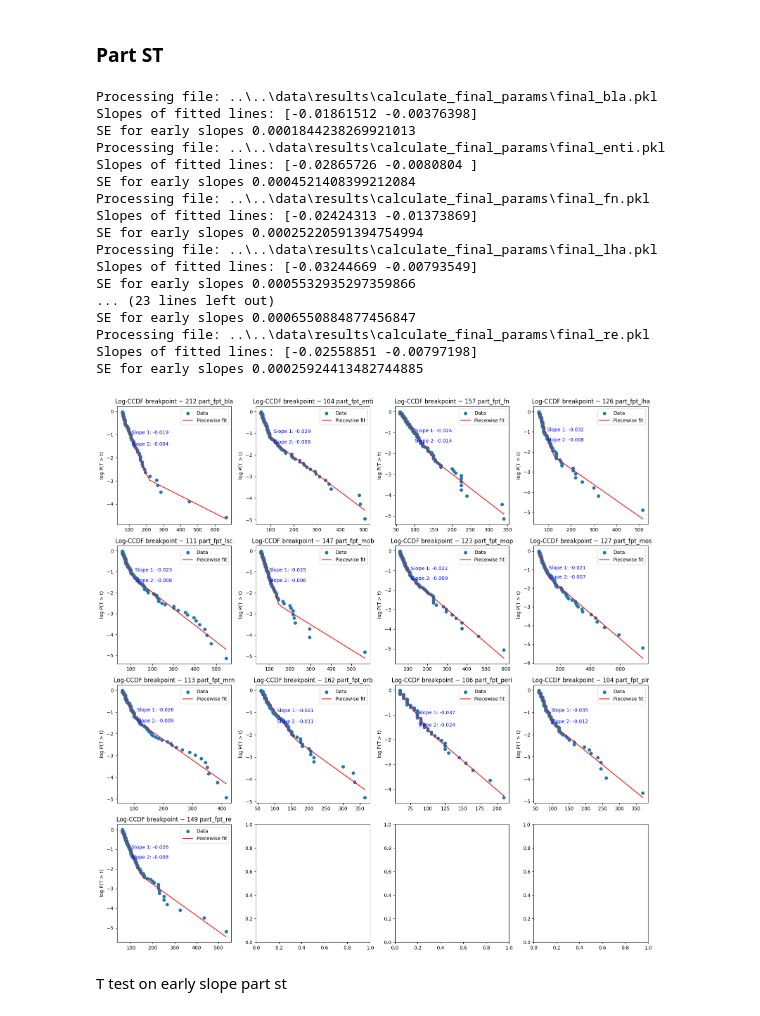
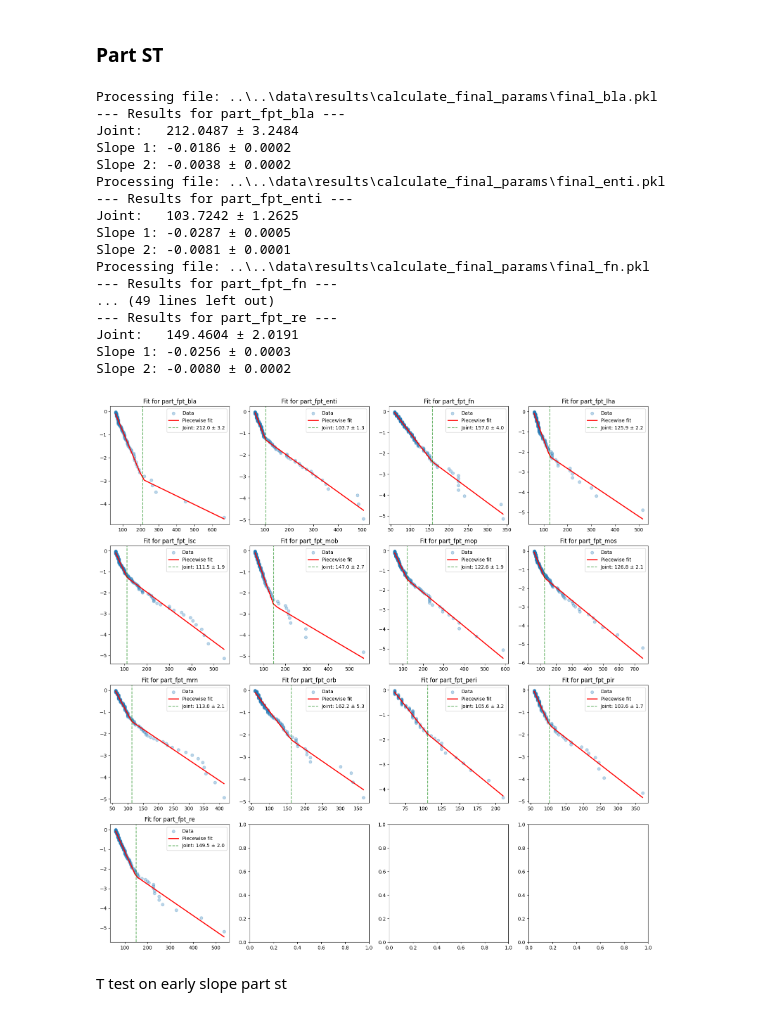
Before and after one commit to csndl-iitd/srg-tes-epilepsy-models, a Jupyter notebook: analysis/notebooks/Analyse Fit Fpt St Error.ipynb, the cells around one changed output. Saved outputs shown, nothing was run; the diff lists cells and outputs as text; code cells hidden in the pictures.

```diff
--- a/analysis/notebooks/Analyse Fit Fpt St Error.ipynb
+++ b/analysis/notebooks/Analyse Fit Fpt St Error.ipynb
@@ -231,0 +313,11 @@ nw
+# %%
+jnw=[]
+for s,se,label in zip(list(dict_joint.values()),list(dict_joint_se.values()),dict_joint.keys()):
+    t, p = compare_slopes(dict_joint['fn'], dict_joint_se['fn'],s,se)
+    print(f"T-statistic: {t:.4f}, P-value: {p:.4f}")
+
+    # if p<0.05, then nw is significant
+    if p<0.05:
+        jnw.append(label)
+    else:
+        pass
@@ -268,7 +372,7 @@ axes = axes.flatten()
 dict_exp1 = {}
 dict_exp2 = {}
 dict_joint = {}
-dict_slp1_vals={}
+dict_joint_se={}
 # store standar error of early slopes
 dict_slp1_se={}
 
@@ -284,11 +388,11 @@ for ax, file in zip(axes, files):
     nw = file.split('_')[-1].split('.')[-2]
 
     # directly assign into dicts
-    dict_exp1[nw] = p['exp'][0]
-    dict_exp2[nw] = p['exp'][1]
+    dict_exp1[nw] = p['slopes'][0]
+    dict_exp2[nw] = p['slopes'][1]
     dict_joint[nw] = p['joint']
-    dict_slp1_vals[nw]=p['slope_1_entries']
-    dict_slp1_se[nw]=p['s1_se']
+    dict_joint_se[nw]=p['joint_se']
+    dict_slp1_se[nw]=p['slopes_se'][0]
 
 
 
@@ -343,0 +450,11 @@ T-statistic: -2.1692, P-value: 0.0301
+# %%
+jnw=[]
+for s,se,label in zip(list(dict_joint.values()),list(dict_joint_se.values()),dict_joint.keys()):
+    t, p = compare_slopes(dict_joint['fn'], dict_joint_se['fn'],s,se)
+    print(f"T-statistic: {t:.4f}, P-value: {p:.4f}")
+
+    # if p<0.05, then nw is significant
+    if p<0.05:
+        jnw.append(label)
+    else:
+        pass
@@ -377,53 +508,53 @@ axes = axes.flatten()
 # initialize as dicts instead of lists
 dict_exp1 = {}
 dict_exp2 = {}
 dict_joint = {}
-dict_slp1_vals={}
+dict_joint_se={}
 # store standar error of early slopes
 dict_slp1_se={}
 
 for ax, file in zip(axes, files):
     print(f'Processing file: {file}')
 
     with open(file, "rb") as f:
         params = pickle.load(f)
 
     part_st = [x for x in params[1]["s_t"] if 25 < x < 800]
 
     p = fit_piecewiseLinear(part_st, ax, f"part_fpt_{file.split('_')[-1].split('.')[-2]}")
     nw = file.split('_')[-1].split('.')[-2]
 
     # directly assign into dicts
-    dict_exp1[nw] = p['exp'][0]
-    dict_exp2[nw] = p['exp'][1]
+    dict_exp1[nw] = p['slopes'][0]
+    dict_exp2[nw] = p['slopes'][1]
     dict_joint[nw] = p['joint']
-    dict_slp1_vals[nw]=p['slope_1_entries']
-    dict_slp1_se[nw]=p['s1_se']
+    dict_joint_se[nw]=p['joint_se']
+    dict_slp1_se[nw]=p['slopes_se'][0]
 
 
 
 plt.tight_layout()
 # plt.savefig('../../data/results/Part_FPT_fit.png', format='png')
 plt.show()
 # %% [output]
 Processing file: ..\..\data\results\calculate_final_params\final_bla.pkl
-Slopes of fitted lines: [-0.01861512 -0.00376398]
-SE for early slopes 0.0001844238269921013
+--- Results for part_fpt_bla ---
+Joint:   212.0487 ± 3.2484
+Slope 1: -0.0186 ± 0.0002
+Slope 2: -0.0038 ± 0.0002
 Processing file: ..\..\data\results\calculate_final_params\final_enti.pkl
-Slopes of fitted lines: [-0.02865726 -0.0080804 ]
-SE for early slopes 0.0004521408399212084
+--- Results for part_fpt_enti ---
+Joint:   103.7242 ± 1.2625
+Slope 1: -0.0287 ± 0.0005
+Slope 2: -0.0081 ± 0.0001
 Processing file: ..\..\data\results\calculate_final_params\final_fn.pkl
-Slopes of fitted lines: [-0.02424313 -0.01373869]
-SE for early slopes 0.00025220591394754994
-Processing file: ..\..\data\results\calculate_final_params\final_lha.pkl
-Slopes of fitted lines: [-0.03244669 -0.00793549]
-SE for early slopes 0.0005532935297359866
-... (23 lines left out)
-SE for early slopes 0.0006550884877456847
-Processing file: ..\..\data\results\calculate_final_params\final_re.pkl
-Slopes of fitted lines: [-0.02558851 -0.00797198]
-SE for early slopes 0.00025924413482744885
+--- Results for part_fpt_fn ---
+... (49 lines left out)
+--- Results for part_fpt_re ---
+Joint:   149.4604 ± 2.0191
+Slope 1: -0.0256 ± 0.0003
+Slope 2: -0.0080 ± 0.0002
-[figure, old version]
+[figure, new version]
 # %% [markdown]
 T test on early slope part st
 # %%
```
Also changed, not shown: parts of 36 cells of this notebook, 1 other file.
